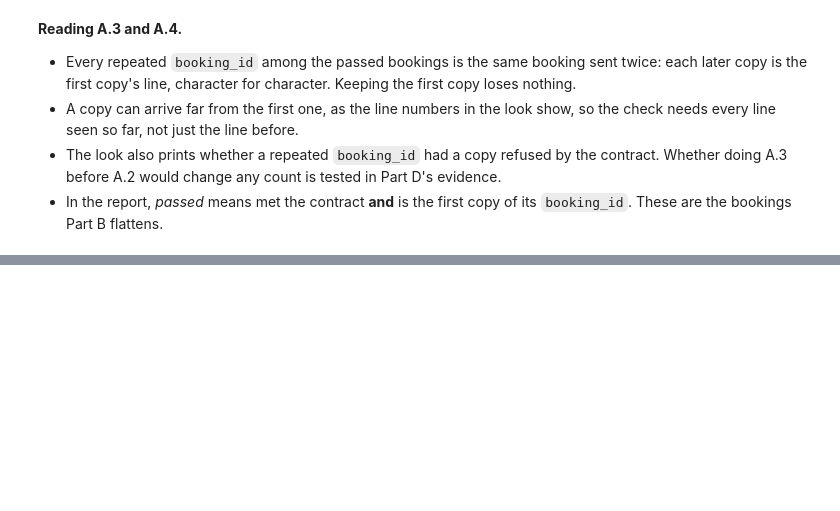
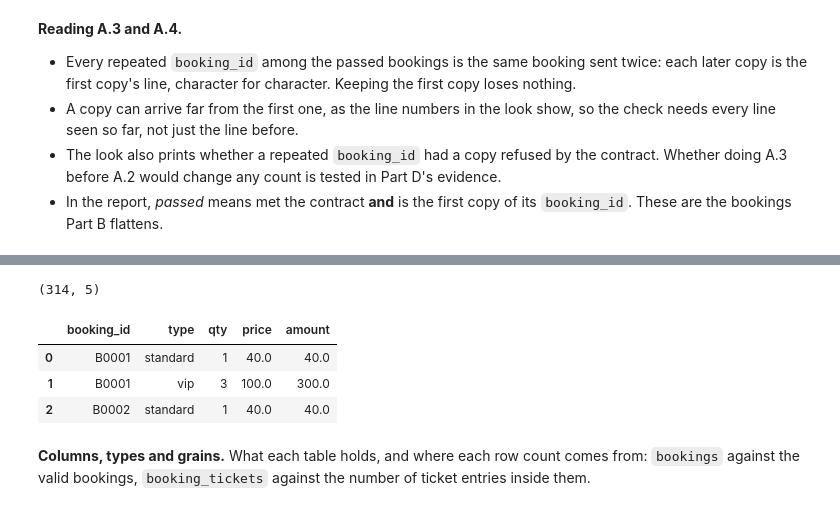
Before and after one commit to DanEhab/daniel-ehab_58-3825_MET-02_task2, a Jupyter notebook: task2.ipynb, the cells around one changed output, grey strips where cells are left out. Drawn from its saved outputs; the diff is of its cells as text; code cells hidden in the pictures; blank space fills up the shorter version.

```diff
--- a/task2.ipynb
+++ b/task2.ipynb
@@ -831,0 +855,14 @@ print("✓", len(lines), "lines read =", len(valid), "passed +", len(all_quarant
+# %%
+booking_tickets = pd.json_normalize(dumps, record_path="tickets", meta=["booking_id"])
+booking_tickets = booking_tickets[["booking_id", "type", "qty", "price"]]
+booking_tickets["amount"] = booking_tickets["qty"] * booking_tickets["price"]
+print(booking_tickets.shape)
+booking_tickets.head(3)
+# %% [output]
+(314, 5)
+|  | booking_id | type | qty | price | amount |
+| 0 | B0001 | standard | 1 | 40.0 | 40.0 |
+| 1 | B0001 | vip | 3 | 100.0 | 300.0 |
+| 2 | B0002 | standard | 1 | 40.0 | 40.0 |
+# %% [markdown]
+**Columns, types and grains.** What each table holds, and where each row count comes from: `bookings` against the valid bookings, `booking_tickets` against the number of ticket entries inside them.
```
Also changed, not shown: parts of 8 cells of this notebook.
